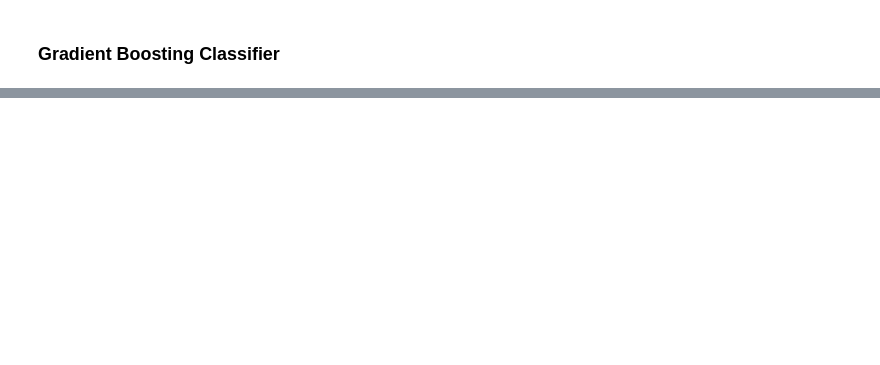
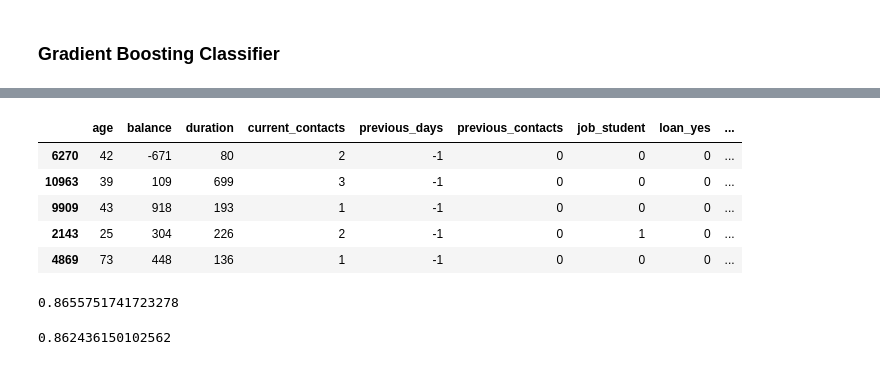
Before and after one commit to Solihin-k/bank_marketing, a Jupyter notebook: Bank_Marketing_Strategy.ipynb, the cells around one changed output, grey strips where cells are left out. Cells and saved outputs as stored; diff of their text form; code cells hidden in the pictures; blank space fills up the shorter version.

```diff
--- a/Bank_Marketing_Strategy.ipynb
+++ b/Bank_Marketing_Strategy.ipynb
@@ -586,0 +587,3 @@ print(classification_report(target_test, rf_random.predict(features_test)))
+# %%
+cols_to_drop = list(feature_importances_random['index'][feature_importances_random['importance'] <= 0.001])
+cols_to_drop
@@ -586,0 +608,34 @@ print(classification_report(target_test, rf_random.predict(features_test)))
+# %%
+train_set_prep.drop(columns = cols_to_drop, axis = 1, inplace = True)
+# %%
+train_set_prep.head()
+# %% [output]
+|  | age | balance | duration | current_contacts | previous_days | previous_contacts | job_student | loan_yes | ... |
+| 6270 | 42 | -671 | 80 | 2 | -1 | 0 | 0 | 0 | ... |
+| 10963 | 39 | 109 | 699 | 3 | -1 | 0 | 0 | 0 | ... |
+| 9909 | 43 | 918 | 193 | 1 | -1 | 0 | 0 | 0 | ... |
+| 2143 | 25 | 304 | 226 | 2 | -1 | 0 | 1 | 0 | ... |
+| 4869 | 73 | 448 | 136 | 1 | -1 | 0 | 0 | 0 | ... |
+# %%
+# apply 5-fold cross validation
+
+rf = RandomForestClassifier()
+
+rf = rf.fit(train_set_prep, target_train)
+
+rf_result = cross_val_score(rf, train_set_prep, target_train, cv = 5, scoring = 'balanced_accuracy')
+print(max(rf_result))
+# %% [output]
+0.8655751741723278
+# %%
+from sklearn.metrics import balanced_accuracy_score
+
+test_set_prep = transform(features_test)
+test_set_prep.drop(columns = cols_to_drop, axis = 1, inplace = True)
+
+predictions = rf.predict(test_set_prep)
+final_result = balanced_accuracy_score(target_test, predictions)
+
+final_result
+# %% [output]
+0.862436150102562
```
Also changed, not shown: parts of 42 cells of this notebook.
